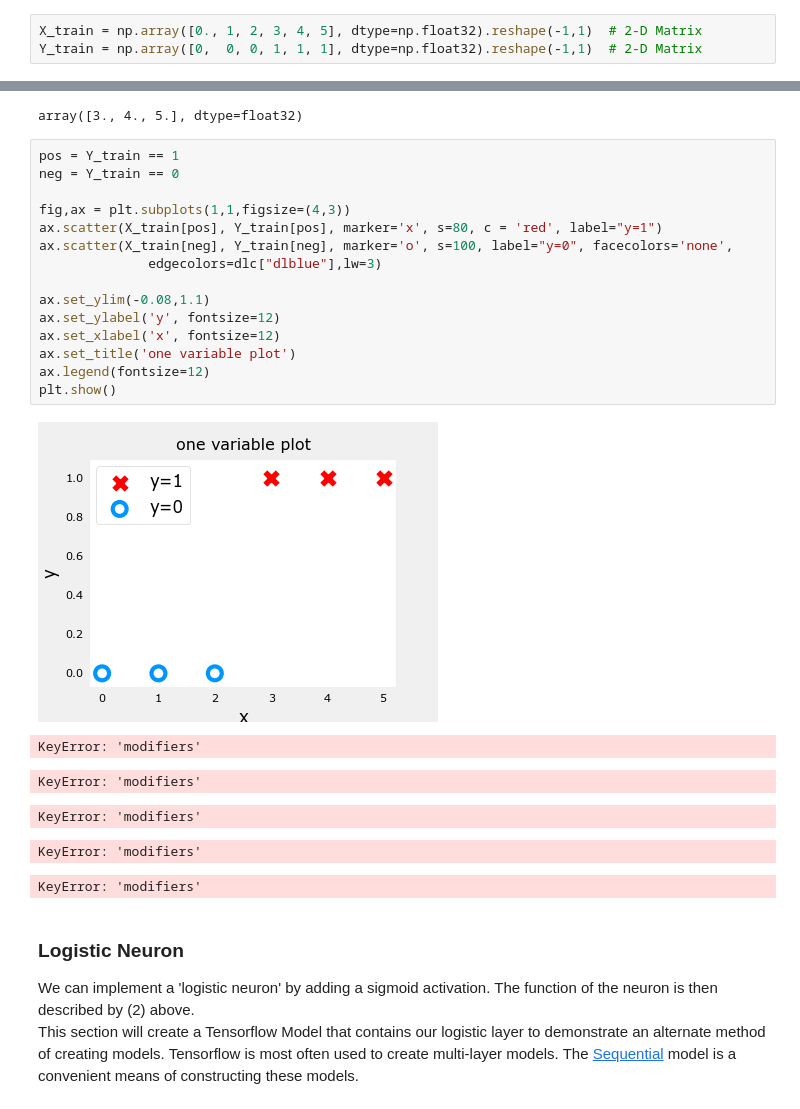
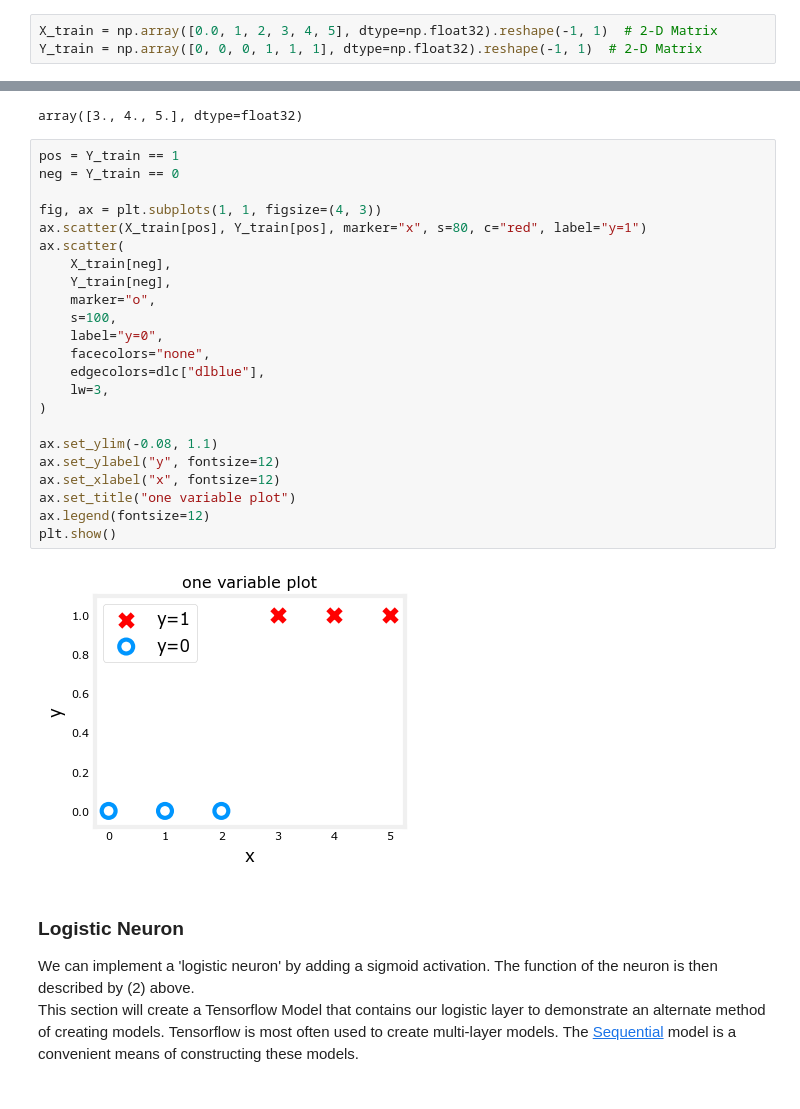
Before and after one commit to gkrampah/Machine-learning, a Jupyter notebook: AdvancedLearningAlgorithm/week1_coursera/C2_W1_Lab01_Neurons_and_Layers.ipynb, the cells around one changed output, grey strips where cells are left out. Cells and saved outputs as stored; diff of their text form.

```diff
--- a/AdvancedLearningAlgorithm/week1_coursera/C2_W1_Lab01_Neurons_and_Layers.ipynb
+++ b/AdvancedLearningAlgorithm/week1_coursera/C2_W1_Lab01_Neurons_and_Layers.ipynb
@@ -135,8 +130,8 @@ Let's set $w$ and $b$ to some known values and check the model.
 ### DataSet
 We'll use an example from Course 1, logistic regression.
 # %%
-X_train = np.array([0., 1, 2, 3, 4, 5], dtype=np.float32).reshape(-1,1)  # 2-D Matrix
-Y_train = np.array([0,  0, 0, 1, 1, 1], dtype=np.float32).reshape(-1,1)  # 2-D Matrix
+X_train = np.array([0.0, 1, 2, 3, 4, 5], dtype=np.float32).reshape(-1, 1)  # 2-D Matrix
+Y_train = np.array([0, 0, 0, 1, 1, 1], dtype=np.float32).reshape(-1, 1)  # 2-D Matrix
 # %%
 pos = Y_train == 1
 neg = Y_train == 0
@@ -146,25 +141,28 @@ array([3., 4., 5.], dtype=float32)
 # %%
 pos = Y_train == 1
 neg = Y_train == 0
 
-fig,ax = plt.subplots(1,1,figsize=(4,3))
-ax.scatter(X_train[pos], Y_train[pos], marker='x', s=80, c = 'red', label="y=1")
-ax.scatter(X_train[neg], Y_train[neg], marker='o', s=100, label="y=0", facecolors='none',
-              edgecolors=dlc["dlblue"],lw=3)
+fig, ax = plt.subplots(1, 1, figsize=(4, 3))
+ax.scatter(X_train[pos], Y_train[pos], marker="x", s=80, c="red", label="y=1")
+ax.scatter(
+    X_train[neg],
+    Y_train[neg],
+    marker="o",
+    s=100,
+    label="y=0",
+    facecolors="none",
+    edgecolors=dlc["dlblue"],
+    lw=3,
+)
 
-ax.set_ylim(-0.08,1.1)
-ax.set_ylabel('y', fontsize=12)
-ax.set_xlabel('x', fontsize=12)
-ax.set_title('one variable plot')
+ax.set_ylim(-0.08, 1.1)
+ax.set_ylabel("y", fontsize=12)
+ax.set_xlabel("x", fontsize=12)
+ax.set_title("one variable plot")
 ax.legend(fontsize=12)
 plt.show()
 # %% [output]
-[figure, old version]
+[figure, new version]
-KeyError: 'modifiers'
-KeyError: 'modifiers'
-KeyError: 'modifiers'
-KeyError: 'modifiers'
-KeyError: 'modifiers'
 # %% [markdown]
 ### Logistic Neuron
 We can implement a 'logistic neuron' by adding a sigmoid activation. The function of the neuron is then described by (2) above.
```
Also changed, not shown: parts of 13 cells of this notebook, 13 other files.
